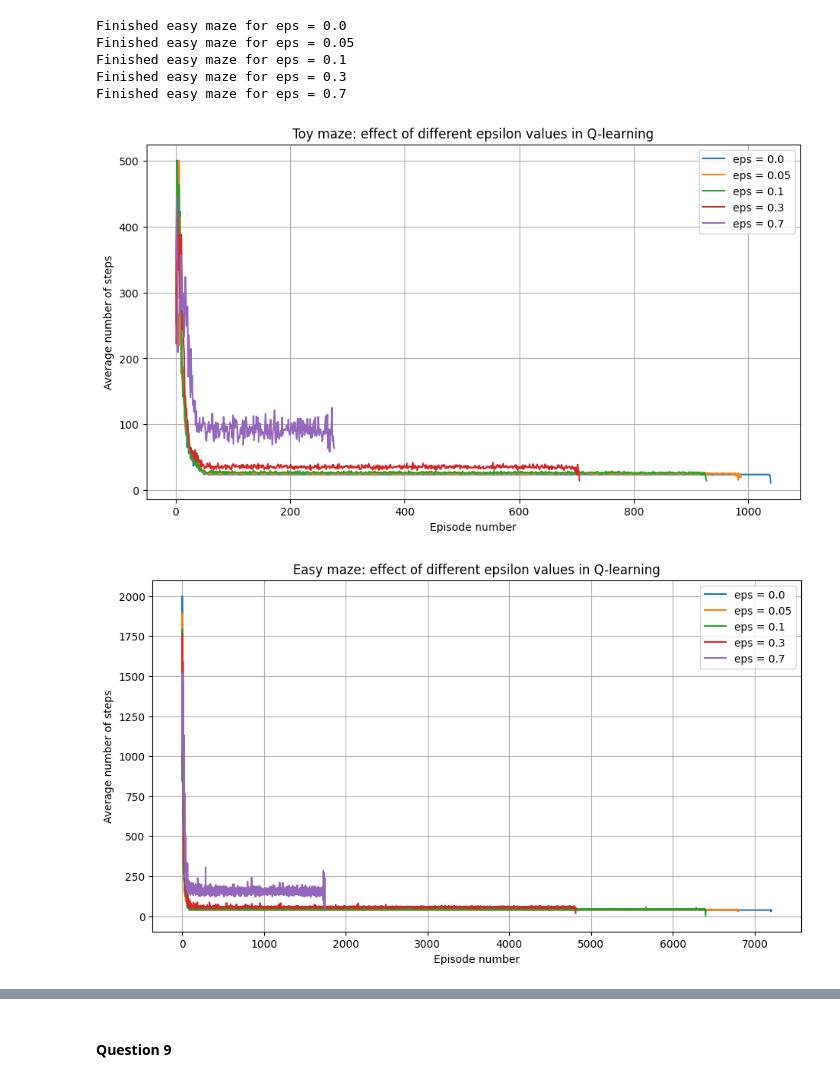
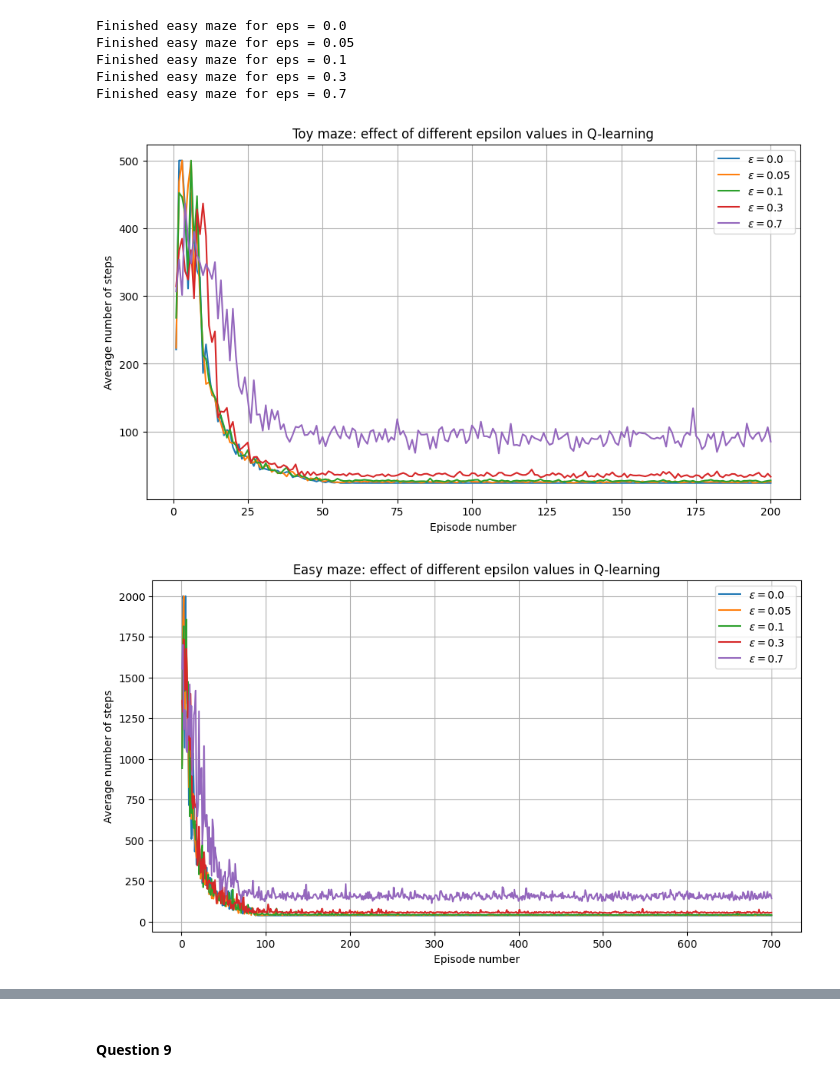
Before and after one commit to justpsp/ci-lab-assignment-3, a Jupyter notebook: src/Main.ipynb, the cells around one changed output, grey strips where cells are left out. Saved outputs shown, nothing was run; the diff lists cells and outputs as text; code cells hidden in the pictures.

```diff
--- a/src/Main.ipynb
+++ b/src/Main.ipynb
@@ -747,7 +885,7 @@ def run_qlearning_with_epsilon(maze_path, total_step_limit, eps, max_steps_per_e
 
     return episode_lengths
 # %%
-def plot_multiple_epsilons(epsilon_runs_dict, title):
+def plot_multiple_epsilons(epsilon_runs_dict, title, max_episode=None):
     plt.figure(figsize=(11, 6))
 
     for eps, all_runs in epsilon_runs_dict.items():
@@ -760,7 +898,11 @@ def plot_multiple_epsilons(epsilon_runs_dict, title):
         mean_vals = np.nanmean(data, axis=0)
         x = np.arange(1, max_len + 1)
 
-        plt.plot(x, mean_vals, label=f"eps = {eps}")
+        if max_episode is not None:
+            x = x[:max_episode]
+            mean_vals = mean_vals[:max_episode]
+
+        plt.plot(x, mean_vals, label=f"$\\varepsilon = {eps}$")
 
     plt.xlabel("Episode number")
     plt.ylabel("Average number of steps")
@@ -812,11 +954,11 @@ Finished easy maze for eps = 0.1
 Finished easy maze for eps = 0.3
 Finished easy maze for eps = 0.7
 # %%
-plot_multiple_epsilons(toy_eps_runs, "Toy maze: effect of different epsilon values in Q-learning")
-plot_multiple_epsilons(easy_eps_runs, "Easy maze: effect of different epsilon values in Q-learning")
+plot_multiple_epsilons(toy_eps_runs, "Toy maze: effect of different epsilon values in Q-learning", max_episode=200)
+plot_multiple_epsilons(easy_eps_runs, "Easy maze: effect of different epsilon values in Q-learning", max_episode=700)
 # %% [output]
-[figure, old version]
+[figure, new version]
-[figure, old version]
+[figure, new version]
 # %% [markdown]
 <div>
 
```
Also changed, not shown: parts of 28 cells of this notebook.
